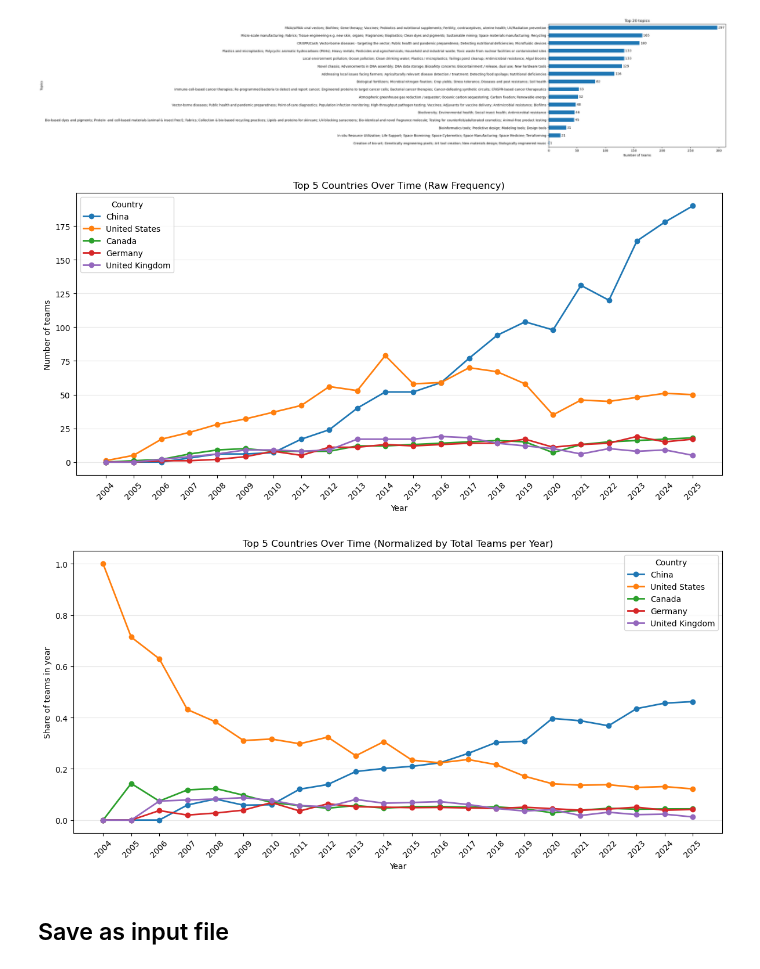
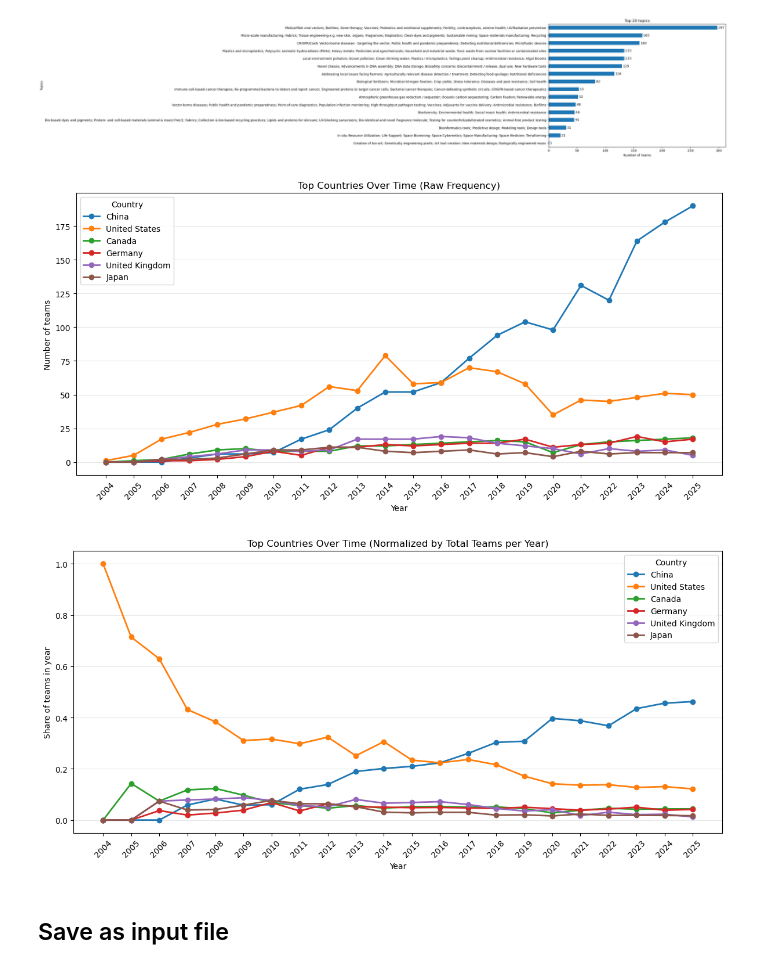
Before and after one commit to cristianmejia00/igem-synbio, a Jupyter notebook: 00-IGEM_teams_dataset/read_igem_data.ipynb, the cells around one changed output. Drawn from its saved outputs; the diff is of its cells as text; code cells hidden in the pictures.

```diff
--- a/00-IGEM_teams_dataset/read_igem_data.ipynb
+++ b/00-IGEM_teams_dataset/read_igem_data.ipynb
@@ -191,8 +191,8 @@ plt.show()
 # %% [output]
 [figure]
 # %%
-# Top 5 countries over time: raw and normalized frequencies
-n_top = 5
+# Top countries over time: raw and normalized frequencies (always include Japan)
+n_top = 6
 
 plot_df = df[['Year_x', 'Country']].dropna().copy()
 plot_df['Country'] = plot_df['Country'].astype(str).str.strip()
@@ -206,6 +206,10 @@ plot_df['Year_x'] = plot_df['Year_x'].astype(int)
 years = sorted(plot_df['Year_x'].unique())
 
 top_countries_overall = plot_df['Country'].value_counts().head(n_top).index.tolist()
+
+# Force-include Japan while preserving top-country ordering
+if 'JPN' not in top_countries_overall and (plot_df['Country'] == 'JPN').any():
+    top_countries_overall.append('JPN')
 
 country_year_counts = (
     plot_df[plot_df['Country'].isin(top_countries_overall)]
@@ -275,40 +279,40 @@ for country in top_countries_overall:
         color=country_colors[country]
     )
 
-ax.set_title('Top 5 Countries Over Time (Raw Frequency)')
+ax.set_title('Top Countries Over Time (Raw Frequency)')
 ax.set_xlabel('Year')
 ax.set_ylabel('Number of teams')
 ax.set_xticks(years)
 ax.tick_params(axis='x', rotation=45)
 ax.grid(axis='y', alpha=0.3)
 ax.legend(title='Country')
 plt.tight_layout()
 plt.show()
 
 # Figure 2: normalized frequency
 fig, ax = plt.subplots(figsize=(12, 6))
 for country in top_countries_overall:
     ax.plot(
         country_year_norm.index,
         country_year_norm[country],
         marker='o',
         linewidth=2,
         label=country_labels[country],
         color=country_colors[country]
     )
 
-ax.set_title('Top 5 Countries Over Time (Normalized by Total Teams per Year)')
+ax.set_title('Top Countries Over Time (Normalized by Total Teams per Year)')
 ax.set_xlabel('Year')
 ax.set_ylabel('Share of teams in year')
 ax.set_xticks(years)
 ax.tick_params(axis='x', rotation=45)
 ax.grid(axis='y', alpha=0.3)
 ax.legend(title='Country')
 plt.tight_layout()
 plt.show()
 # %% [output]
-[figure, old version]
+[figure, new version]
-[figure, old version]
+[figure, new version]
 # %% [markdown]
 ## Save as input file
 # %%
```
Also changed, not shown: 1 other file.
